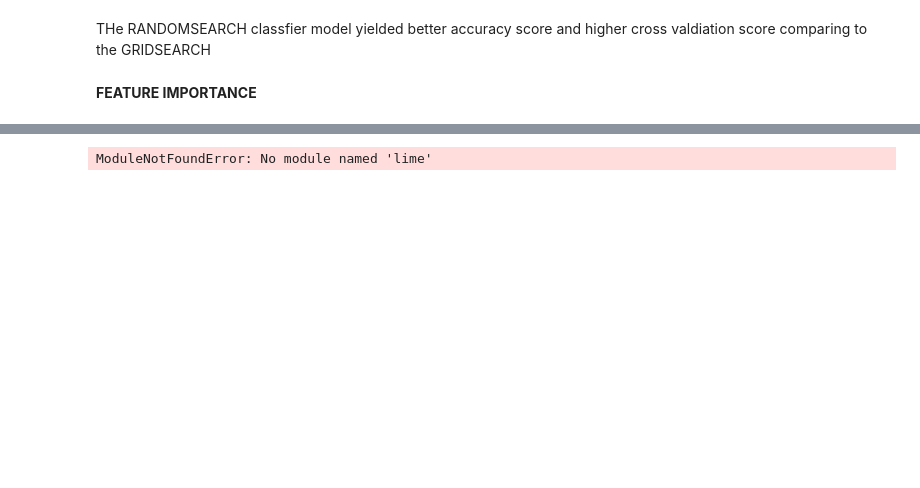
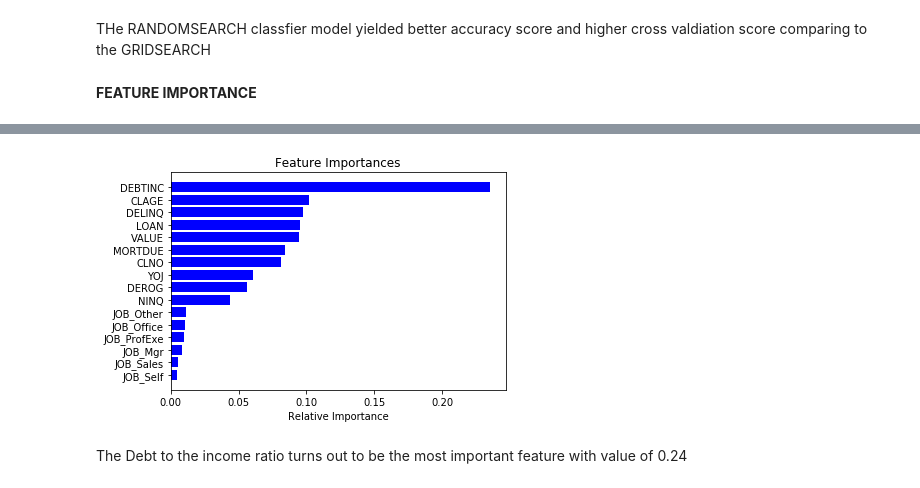
Before and after one commit to tdayanan/Springboard, a Jupyter notebook: Capstone Project-Loan_Default_prediction.ipynb, the cells around one changed output, grey strips where cells are left out. Drawn from its saved outputs; the diff is of its cells as text; code cells hidden in the pictures; blank space fills up the shorter version.

```diff
--- a/Capstone Project-Loan_Default_prediction.ipynb
+++ b/Capstone Project-Loan_Default_prediction.ipynb
@@ -917,19 +941,12 @@ ModuleNotFoundError: No module named 'rfpimp'
-# %%
-import lime
-import lime.lime_tabular
-
-explainer = lime.lime_tabular.LimeTabularExplainer(X_train.values,
-                                                   mode = 'regression',
-                                                   feature_names = X_train.columns,
-                                                   categorical_features = [3],
-                                                   categorical_names = ['CHAS'],
-                                                   discretize_continuous = True)
-
-np.random.seed(42)
-exp = explainer.explain_instance(X_train.values[31], ranfor.predict, num_features = 5)
-exp.show_in_notebook(show_all=False) #only the features used in the explanation are displayed
-
-exp = explainer.explain_instance(X_train.values[85], ranfor.predict, num_features = 5)
-exp.show_in_notebook(show_all=False)
-# %% [output]
-ModuleNotFoundError: No module named 'lime'
+# %%
+importances = ranfor_rand.feature_importances_
+indices = np.argsort(importances)
+plt.title('Feature Importances')
+plt.barh(range(len(indices)), importances[indices], color='b', align='center')
+plt.yticks(range(len(indices)),X_train.columns[indices])
+plt.xlabel('Relative Importance')
+plt.show()
+# %% [output]
+[figure, added]
+# %% [markdown]
+The Debt to the income ratio turns out to be the most important feature with value of 0.24
```
Also changed, not shown: parts of 4 cells of this notebook.
